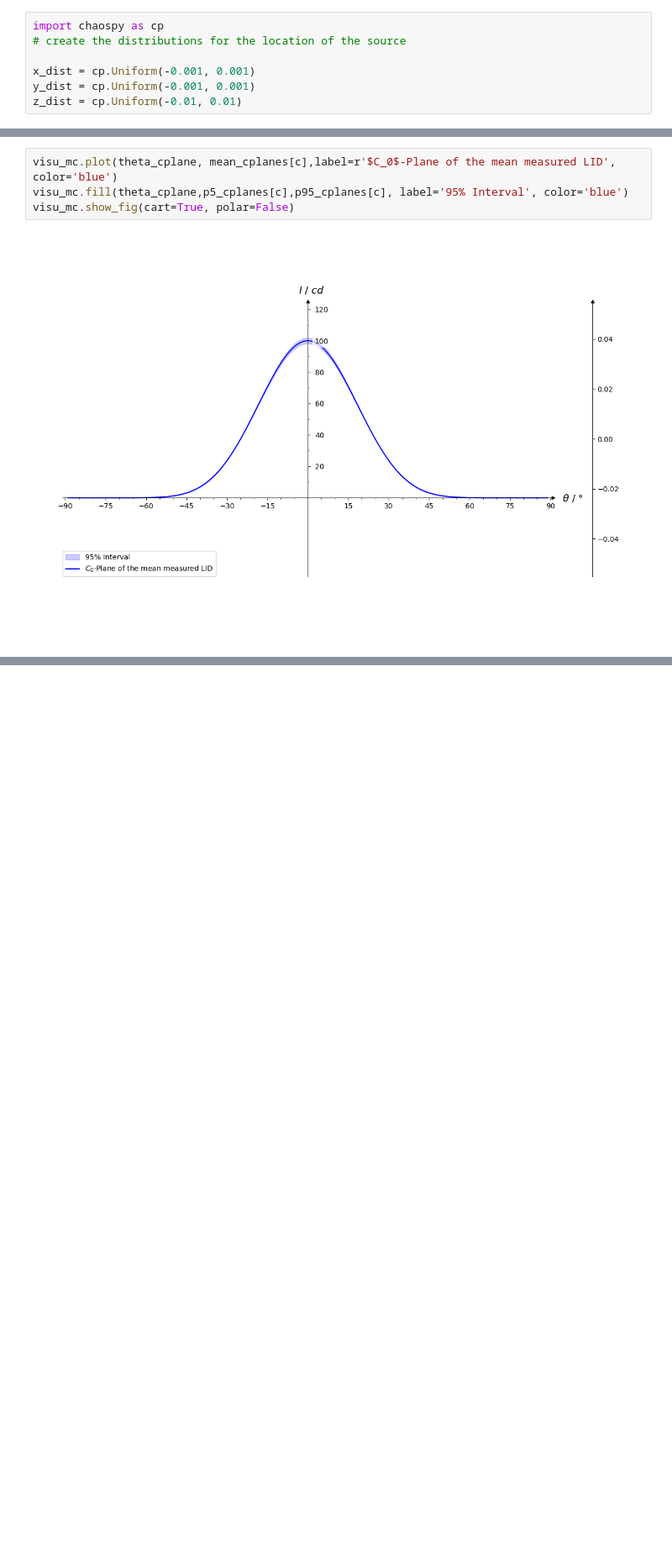
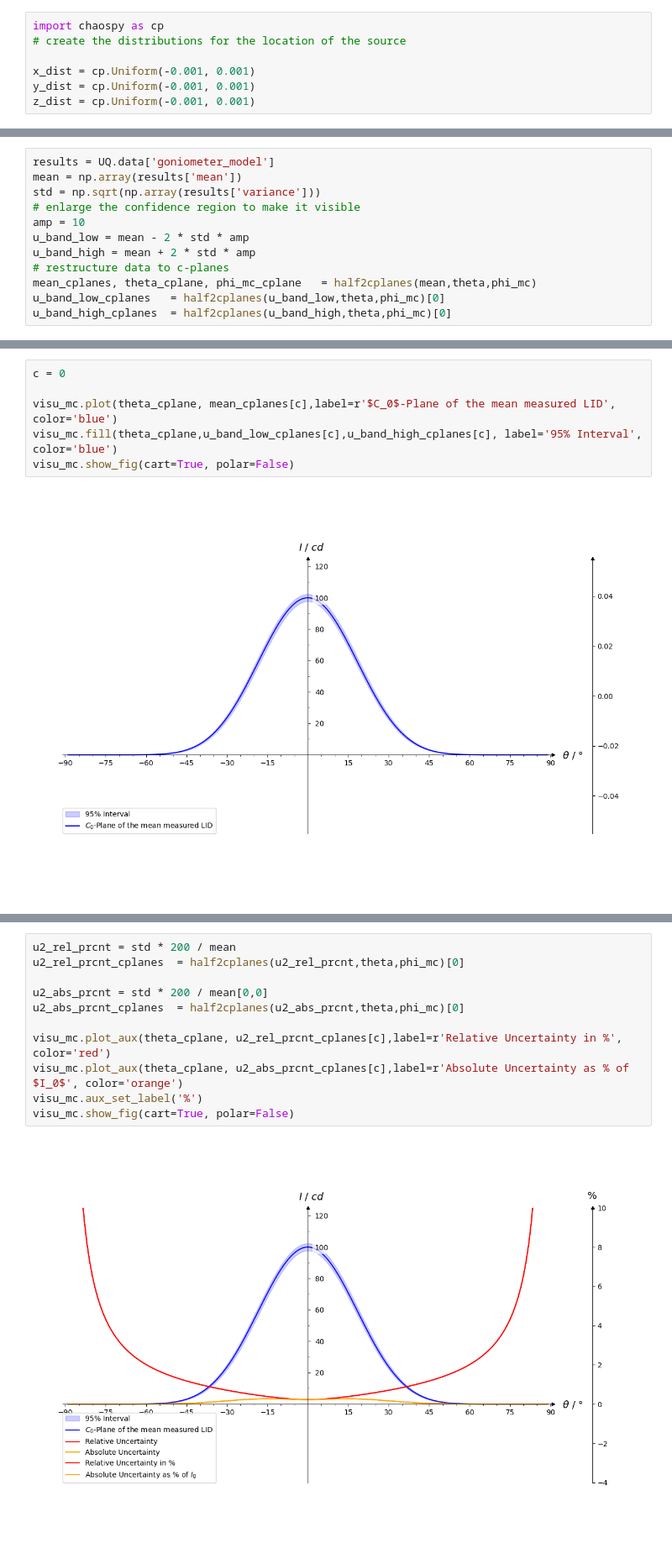
Before and after one commit to empir19nrm02/WP4, a Jupyter notebook: CoLPaper.ipynb, the cells around one changed output, grey strips where cells are left out. Shown at 84% size. Saved outputs shown, nothing was run; the diff lists cells and outputs as text; blank space fills up the shorter version.

```diff
--- a/CoLPaper.ipynb
+++ b/CoLPaper.ipynb
@@ -331,7 +387,7 @@ import chaospy as cp
 
 x_dist = cp.Uniform(-0.001, 0.001)
 y_dist = cp.Uniform(-0.001, 0.001)
-z_dist = cp.Uniform(-0.01, 0.01)
+z_dist = cp.Uniform(-0.001, 0.001)
 # %%
 import uncertainpy as un
 import numpy as np
@@ -367,10 +414,24 @@ mean_cplanes = half2cplanes(mean,theta,phi_mc)[0]
+# %%
+results = UQ.data['goniometer_model']
+mean = np.array(results['mean'])
+std = np.sqrt(np.array(results['variance']))
+# enlarge the confidence region to make it visible
+amp = 10
+u_band_low = mean - 2 * std * amp
+u_band_high = mean + 2 * std * amp
+# restructure data to c-planes
+mean_cplanes, theta_cplane, phi_mc_cplane   = half2cplanes(mean,theta,phi_mc)
+u_band_low_cplanes   = half2cplanes(u_band_low,theta,phi_mc)[0]
+u_band_high_cplanes  = half2cplanes(u_band_high,theta,phi_mc)[0]
 # %%
 # visu for Monte Carlo Results
 
 visu_mc = HalfplaneVisu(theta_max=theta_max,theta_tick_dist=15,r_max = 125,r_min=-50)
 # %%
+c = 0
+
 visu_mc.plot(theta_cplane, mean_cplanes[c],label=r'$C_0$-Plane of the mean measured LID', color='blue')
-visu_mc.fill(theta_cplane,p5_cplanes[c],p95_cplanes[c], label='95% Interval', color='blue')
+visu_mc.fill(theta_cplane,u_band_low_cplanes[c],u_band_high_cplanes[c], label='95% Interval', color='blue')
 visu_mc.show_fig(cart=True, polar=False)
 # %% [output]
 [figure]
@@ -377,3 +441,16 @@ visu_mc.show_fig(cart=True, polar=False)
+# %%
+u2_rel_prcnt = std * 200 / mean
+u2_rel_prcnt_cplanes  = half2cplanes(u2_rel_prcnt,theta,phi_mc)[0]
+
+u2_abs_prcnt = std * 200 / mean[0,0]
+u2_abs_prcnt_cplanes  = half2cplanes(u2_abs_prcnt,theta,phi_mc)[0]
+
+visu_mc.plot_aux(theta_cplane, u2_rel_prcnt_cplanes[c],label=r'Relative Uncertainty in %', color='red')
+visu_mc.plot_aux(theta_cplane, u2_abs_prcnt_cplanes[c],label=r'Absolute Uncertainty as % of $I_0$', color='orange')
+visu_mc.aux_set_label('%')
+visu_mc.show_fig(cart=True, polar=False)
+# %% [output]
+[figure, added]
 # %% [markdown]
 This can again easily made interactive. The update function has similar parameters as before. The parameters x,y,z previously describing an offset now discribe a distribution. For simplicity the offset distribution is centered around zero. the parameters describe the spread expressed as two standard deviations.
 The value is again given as a % of measurement distance.
```
Also changed, not shown: parts of 19 cells of this notebook, 1 other file.
